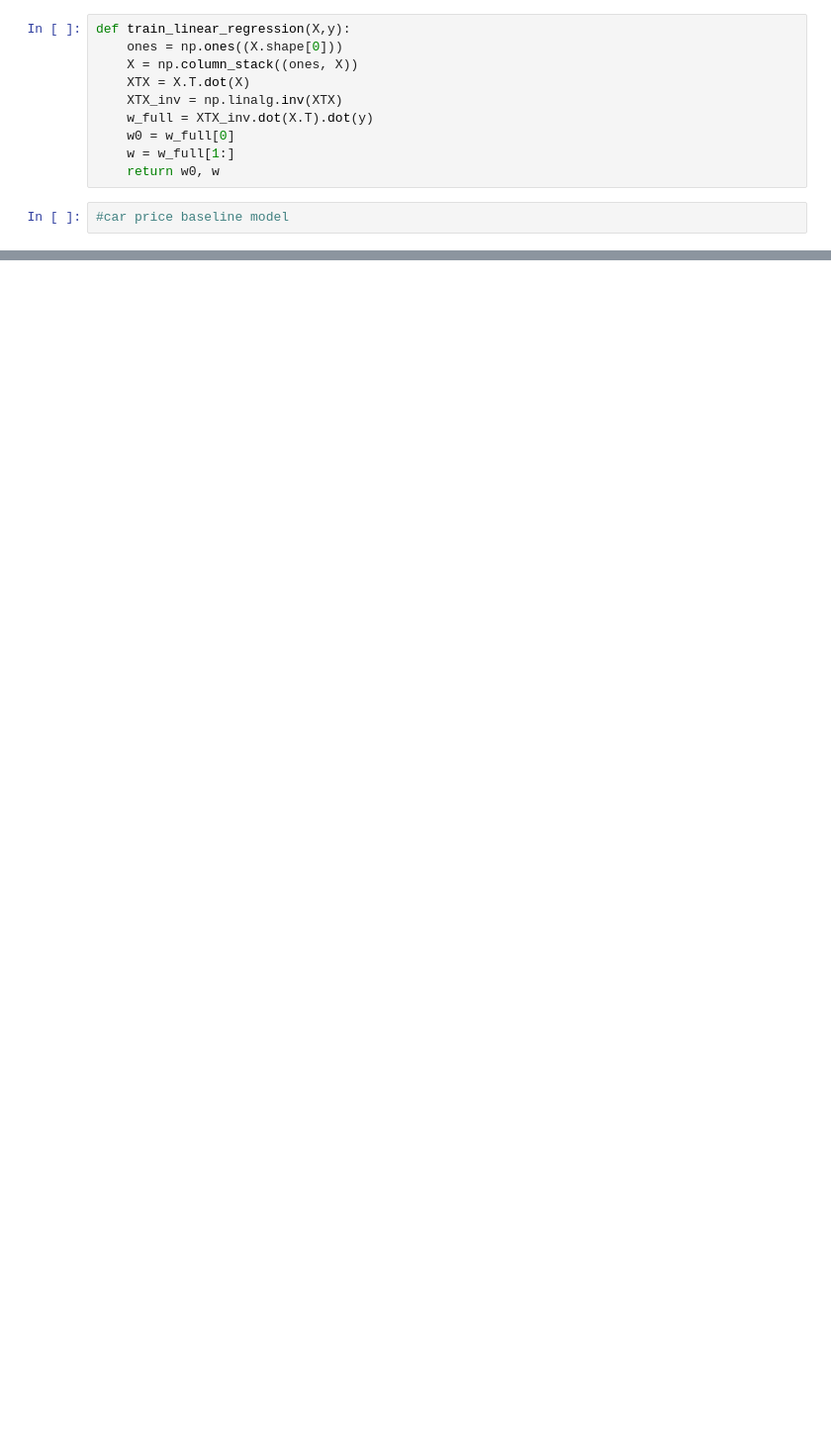
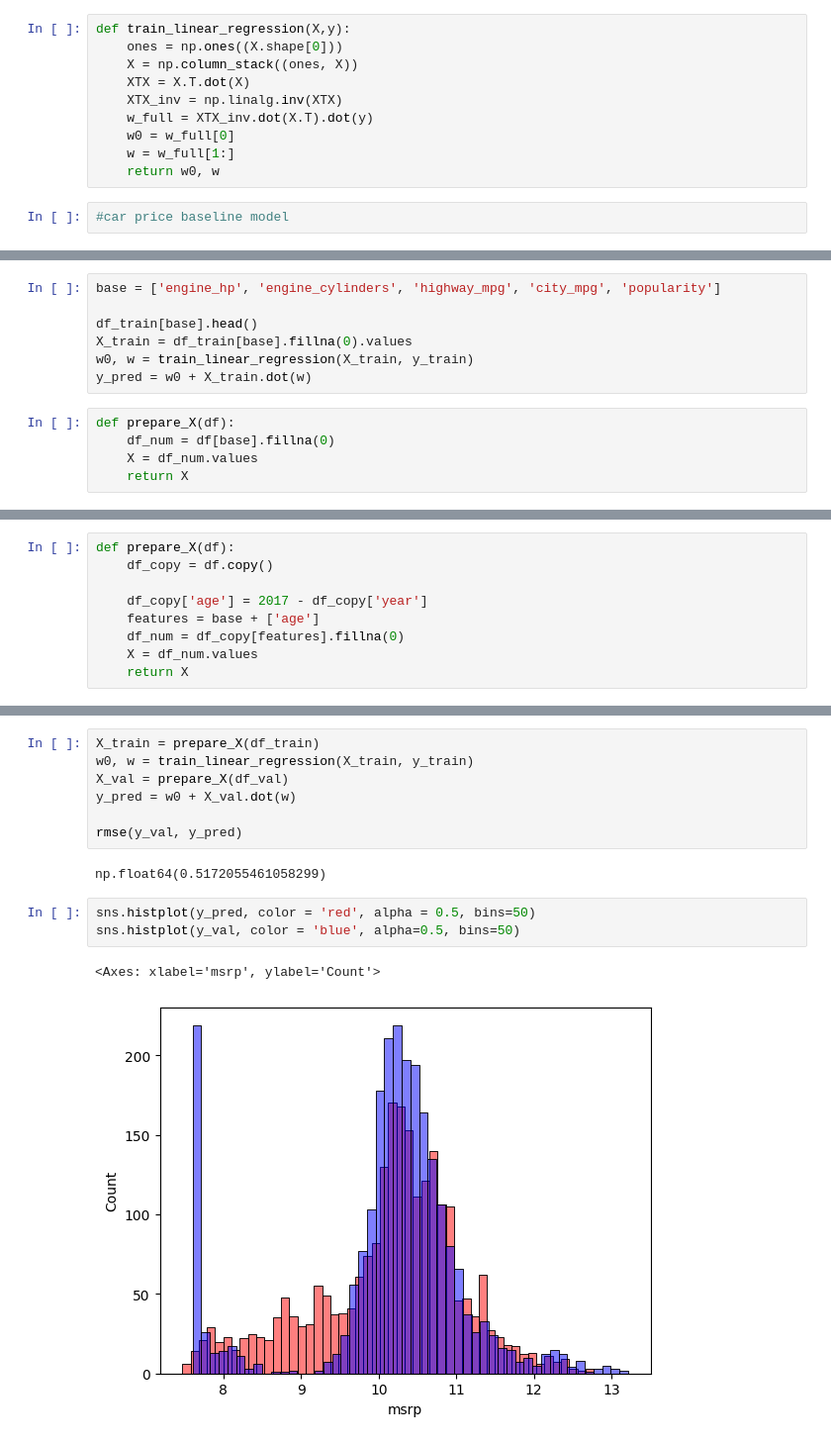
Before and after one commit to BhuvanChaithanya/ML-Zoomcamp, a Jupyter notebook: 02-Linear_Regression/linear_regression.ipynb, the cells around one changed output, grey strips where cells are left out. Shown: that part at 99% size. Drawn from its saved outputs; the diff is of its cells as text; blank space fills up the shorter version.

```diff
--- a/02-Linear_Regression/linear_regression.ipynb
+++ b/02-Linear_Regression/linear_regression.ipynb
@@ -443,0 +508,12 @@ def train_linear_regression(X,y):
+# %%
+base = ['engine_hp', 'engine_cylinders', 'highway_mpg', 'city_mpg', 'popularity']
+
+df_train[base].head()
+X_train = df_train[base].fillna(0).values
+w0, w = train_linear_regression(X_train, y_train)
+y_pred = w0 + X_train.dot(w)
+# %%
+def prepare_X(df):
+    df_num = df[base].fillna(0)
+    X = df_num.values
+    return X
@@ -443,0 +531,9 @@ def train_linear_regression(X,y):
+# %%
+def prepare_X(df):
+    df_copy = df.copy()
+
+    df_copy['age'] = 2017 - df_copy['year']
+    features = base + ['age']
+    df_num = df_copy[features].fillna(0)
+    X = df_num.values
+    return X
@@ -443,0 +553,15 @@ def train_linear_regression(X,y):
+# %%
+X_train = prepare_X(df_train)
+w0, w = train_linear_regression(X_train, y_train)
+X_val = prepare_X(df_val)
+y_pred = w0 + X_val.dot(w)
+
+rmse(y_val, y_pred)
+# %% [output]
+np.float64(0.5172055461058299)
+# %%
+sns.histplot(y_pred, color = 'red', alpha = 0.5, bins=50)
+sns.histplot(y_val, color = 'blue', alpha=0.5, bins=50)
+# %% [output]
+<Axes: xlabel='msrp', ylabel='Count'>
+[figure, added]
```
Also changed, not shown: parts of 67 cells of this notebook, 5 other files.
